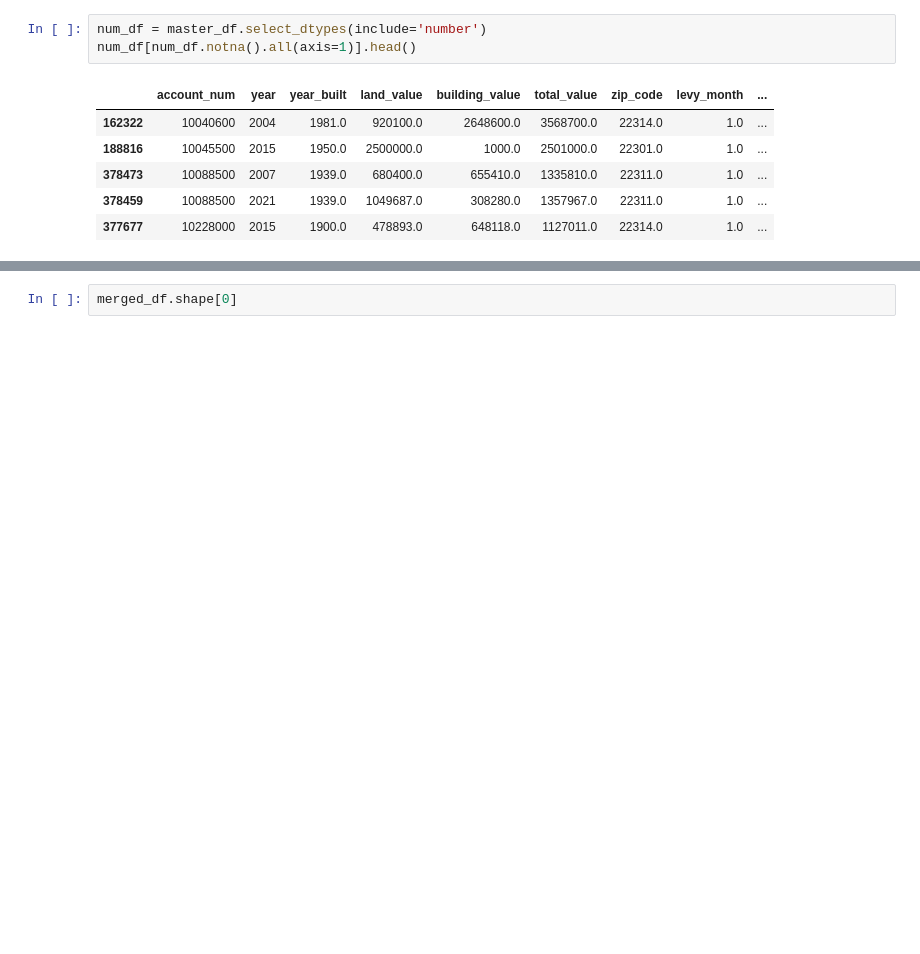
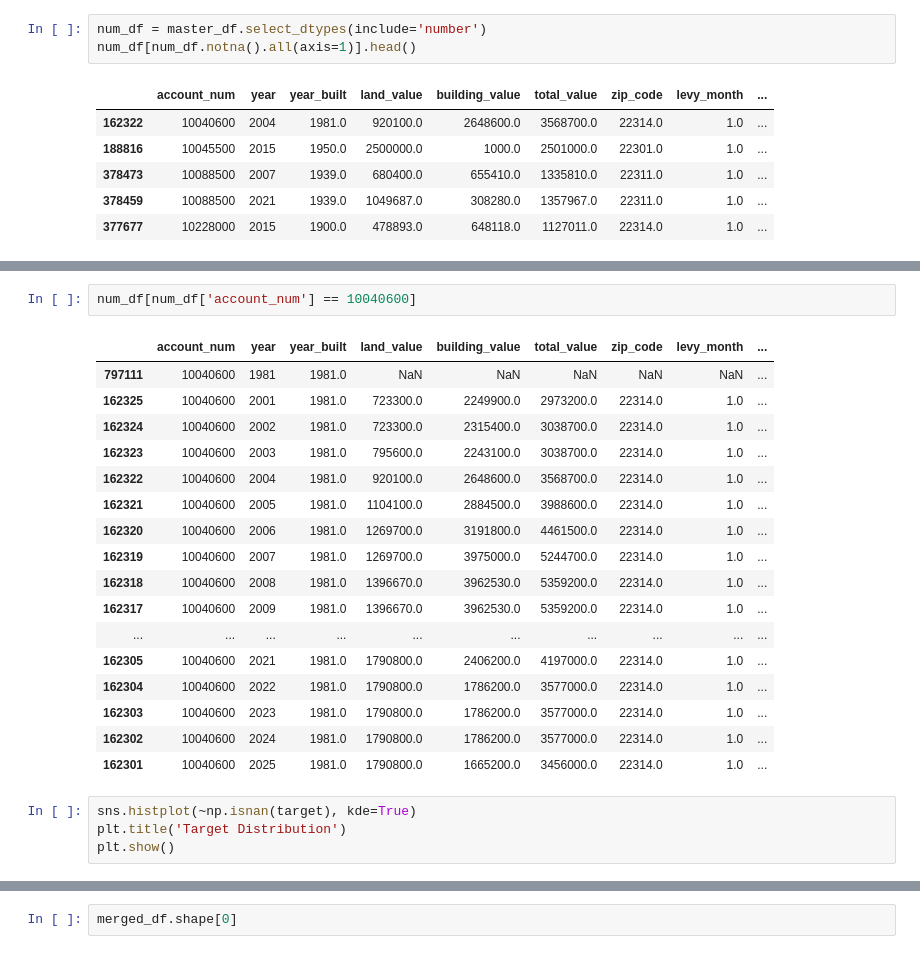
Before and after one commit to barrettdalbec/Alexandria-Personal-Project, a Jupyter notebook: Data Analysis/Data Analysis.ipynb, the cells around one changed output, grey strips where cells are left out. Cells and saved outputs as stored; diff of their text form; blank space fills up the shorter version.

```diff
--- a/Data Analysis/Data Analysis.ipynb
+++ b/Data Analysis/Data Analysis.ipynb
@@ -351,0 +435,24 @@ num_df[num_df.notna().all(axis=1)].head()
+# %%
+num_df[num_df['account_num'] == 10040600]
+# %% [output]
+|  | account_num | year | year_built | land_value | building_value | total_value | zip_code | levy_month | ... |
+| 797111 | 10040600 | 1981 | 1981.0 | NaN | NaN | NaN | NaN | NaN | ... |
+| 162325 | 10040600 | 2001 | 1981.0 | 723300.0 | 2249900.0 | 2973200.0 | 22314.0 | 1.0 | ... |
+| 162324 | 10040600 | 2002 | 1981.0 | 723300.0 | 2315400.0 | 3038700.0 | 22314.0 | 1.0 | ... |
+| 162323 | 10040600 | 2003 | 1981.0 | 795600.0 | 2243100.0 | 3038700.0 | 22314.0 | 1.0 | ... |
+| 162322 | 10040600 | 2004 | 1981.0 | 920100.0 | 2648600.0 | 3568700.0 | 22314.0 | 1.0 | ... |
+| 162321 | 10040600 | 2005 | 1981.0 | 1104100.0 | 2884500.0 | 3988600.0 | 22314.0 | 1.0 | ... |
+| 162320 | 10040600 | 2006 | 1981.0 | 1269700.0 | 3191800.0 | 4461500.0 | 22314.0 | 1.0 | ... |
+| 162319 | 10040600 | 2007 | 1981.0 | 1269700.0 | 3975000.0 | 5244700.0 | 22314.0 | 1.0 | ... |
+| 162318 | 10040600 | 2008 | 1981.0 | 1396670.0 | 3962530.0 | 5359200.0 | 22314.0 | 1.0 | ... |
+| 162317 | 10040600 | 2009 | 1981.0 | 1396670.0 | 3962530.0 | 5359200.0 | 22314.0 | 1.0 | ... |
+| ... | ... | ... | ... | ... | ... | ... | ... | ... | ... |
+| 162305 | 10040600 | 2021 | 1981.0 | 1790800.0 | 2406200.0 | 4197000.0 | 22314.0 | 1.0 | ... |
+| 162304 | 10040600 | 2022 | 1981.0 | 1790800.0 | 1786200.0 | 3577000.0 | 22314.0 | 1.0 | ... |
+| 162303 | 10040600 | 2023 | 1981.0 | 1790800.0 | 1786200.0 | 3577000.0 | 22314.0 | 1.0 | ... |
+| 162302 | 10040600 | 2024 | 1981.0 | 1790800.0 | 1786200.0 | 3577000.0 | 22314.0 | 1.0 | ... |
+| 162301 | 10040600 | 2025 | 1981.0 | 1790800.0 | 1665200.0 | 3456000.0 | 22314.0 | 1.0 | ... |
+# %%
+sns.histplot(~np.isnan(target), kde=True)
+plt.title('Target Distribution')
+plt.show()
```
Also changed, not shown: parts of 12 cells of this notebook.
